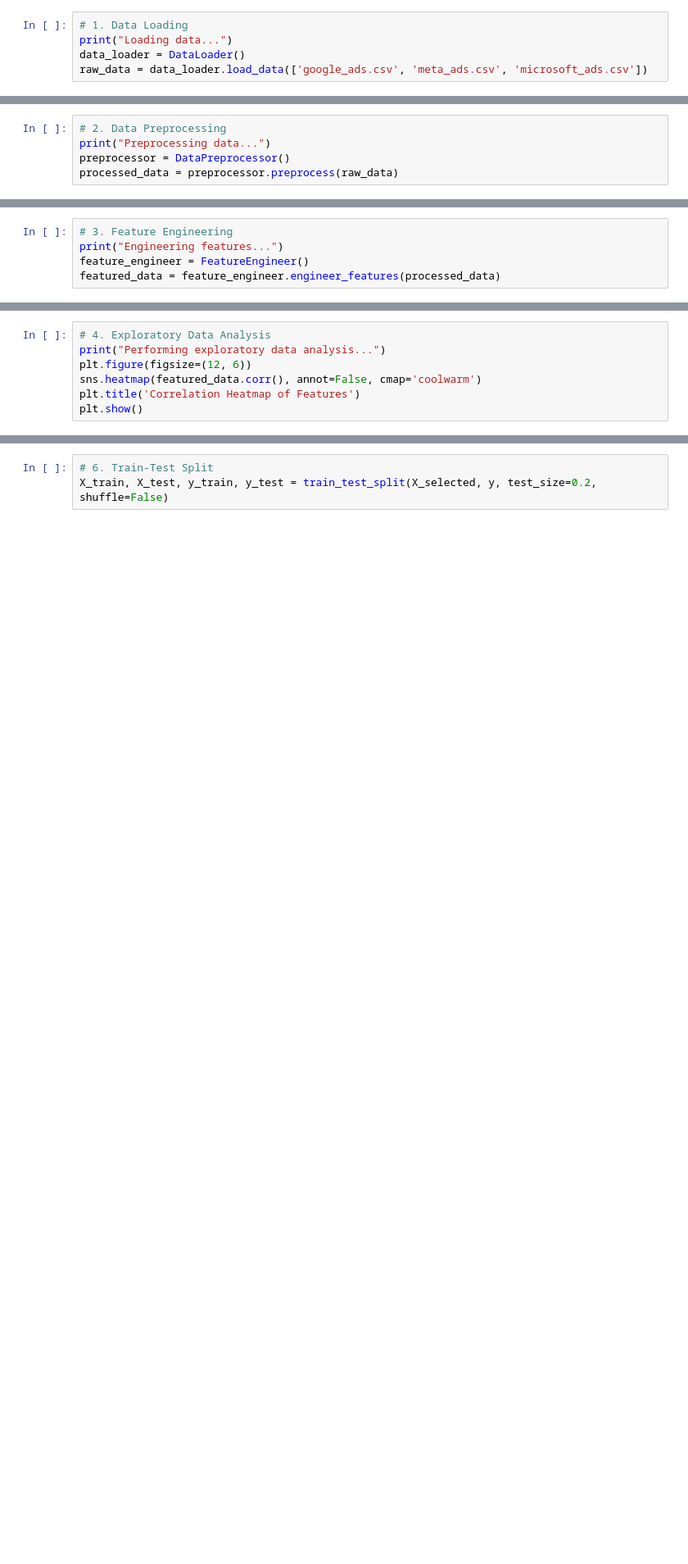
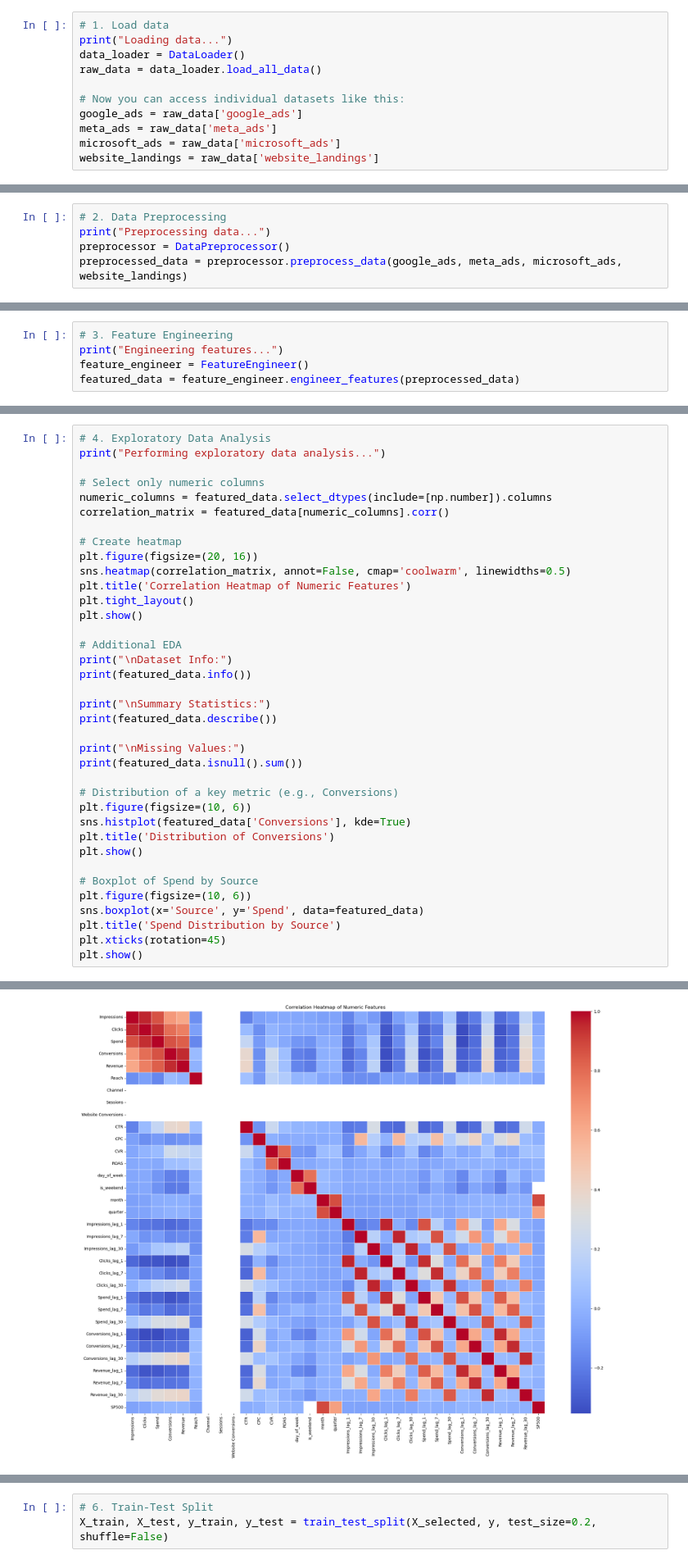
Before and after one commit to sakshamhooda/DigitalMarketingAIOptimization, a Jupyter notebook: notebooks/main.ipynb, the cells around one changed output, grey strips where cells are left out. Shown at 82% size. Cells and saved outputs as stored; diff of their text form; blank space fills up the shorter version.

```diff
--- a/notebooks/main.ipynb
+++ b/notebooks/main.ipynb
@@ -21,5 +34,11 @@ from src.utils.visualization import plot_feature_importance, plot_actual_vs_pred
 # %%
-# 1. Data Loading
+# 1. Load data
 print("Loading data...")
 data_loader = DataLoader()
-raw_data = data_loader.load_data(['google_ads.csv', 'meta_ads.csv', 'microsoft_ads.csv'])
+raw_data = data_loader.load_all_data()
+
+# Now you can access individual datasets like this:
+google_ads = raw_data['google_ads']
+meta_ads = raw_data['meta_ads']
+microsoft_ads = raw_data['microsoft_ads']
+website_landings = raw_data['website_landings']
@@ -27,4 +49,4 @@ raw_data = data_loader.load_data(['google_ads.csv', 'meta_ads.csv', 'microsoft_a
 # 2. Data Preprocessing
 print("Preprocessing data...")
 preprocessor = DataPreprocessor()
-processed_data = preprocessor.preprocess(raw_data)
+preprocessed_data = preprocessor.preprocess_data(google_ads, meta_ads, microsoft_ads, website_landings)
@@ -32,4 +57,4 @@ processed_data = preprocessor.preprocess(raw_data)
 # 3. Feature Engineering
 print("Engineering features...")
 feature_engineer = FeatureEngineer()
-featured_data = feature_engineer.engineer_features(processed_data)
+featured_data = feature_engineer.engineer_features(preprocessed_data)
@@ -36,7 +69,38 @@ featured_data = feature_engineer.engineer_features(processed_data)
 # %%
 # 4. Exploratory Data Analysis
 print("Performing exploratory data analysis...")
-plt.figure(figsize=(12, 6))
-sns.heatmap(featured_data.corr(), annot=False, cmap='coolwarm')
-plt.title('Correlation Heatmap of Features')
+
+# Select only numeric columns
+numeric_columns = featured_data.select_dtypes(include=[np.number]).columns
+correlation_matrix = featured_data[numeric_columns].corr()
+
+# Create heatmap
+plt.figure(figsize=(20, 16))
+sns.heatmap(correlation_matrix, annot=False, cmap='coolwarm', linewidths=0.5)
+plt.title('Correlation Heatmap of Numeric Features')
+plt.tight_layout()
 plt.show()
+
+# Additional EDA
+print("\nDataset Info:")
+print(featured_data.info())
+
+print("\nSummary Statistics:")
+print(featured_data.describe())
+
+print("\nMissing Values:")
+print(featured_data.isnull().sum())
+
+# Distribution of a key metric (e.g., Conversions)
+plt.figure(figsize=(10, 6))
+sns.histplot(featured_data['Conversions'], kde=True)
+plt.title('Distribution of Conversions')
+plt.show()
+
+# Boxplot of Spend by Source
+plt.figure(figsize=(10, 6))
+sns.boxplot(x='Source', y='Spend', data=featured_data)
+plt.title('Spend Distribution by Source')
+plt.xticks(rotation=45)
+plt.show()
+# %% [output]
@@ -42,0 +108 @@ plt.show()
+[figure, added]
```
Also changed, not shown: parts of 17 cells of this notebook, 24 other files.
